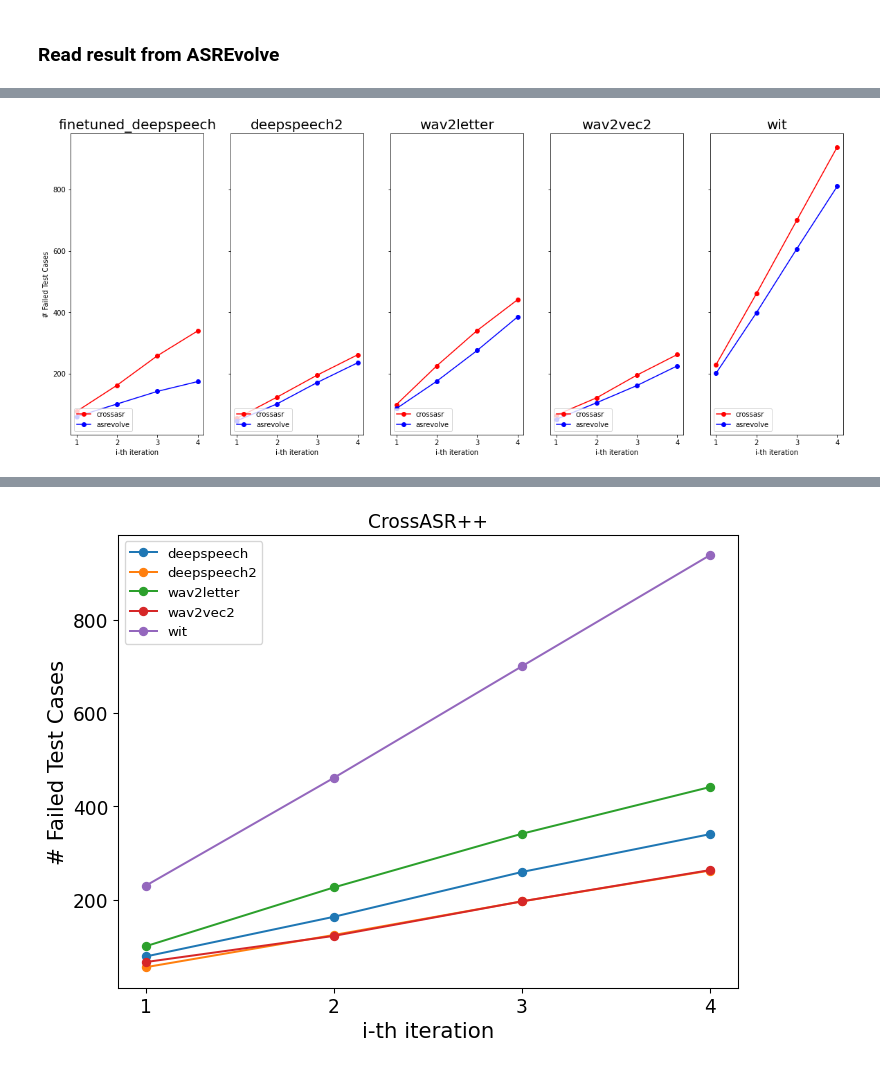
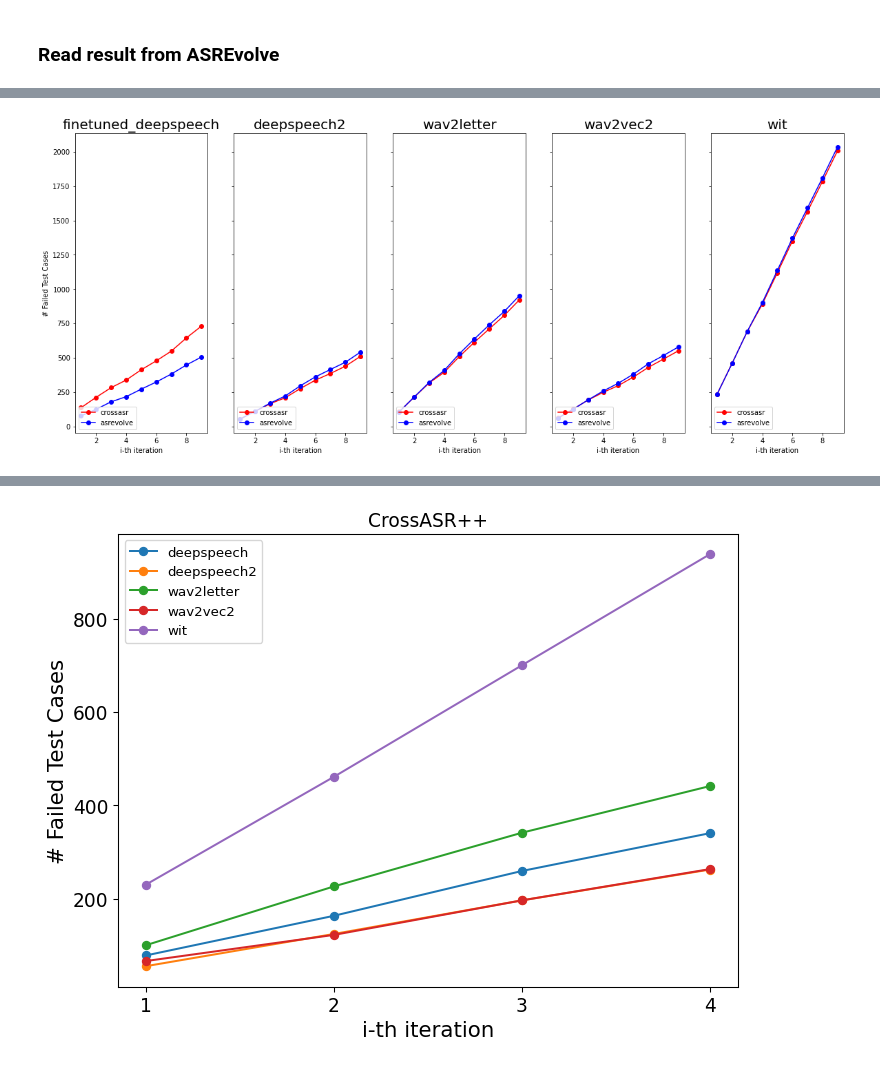
Before and after one commit to soarsmu/ASREvolve, a Jupyter notebook: examples/experiment.ipynb, the cells around one changed output, grey strips where cells are left out. Drawn from its saved outputs; the diff is of its cells as text; code cells hidden in the pictures.

```diff
--- a/examples/experiment.ipynb
+++ b/examples/experiment.ipynb
@@ -16,7 +16,7 @@ Measure the WER overtime
 # iter = [0]
 wer = []
 iter = []
-fpath = "output/europarl-seed2021/result/rv/wav2vec2_deepspeech_deepspeech2_wav2letter_wit/num_iteration_10/text_batch_size_1200/with-estimator-facebook-bart-base-backup.txt"
+fpath = "output/europarl-seed2021/result/rv/wav2vec2_deepspeech_deepspeech2_wav2letter_wit/num_iteration_10/text_batch_size_1200/with-estimator-facebook-bart-base-latest.txt"
 
 f = open(fpath, "r")
 lines = f.readlines()
@@ -64,7 +63,6 @@ No handles with labels found to put in legend.
 # iter = [0]
 loss = []
 iter = []
-fpath = "output/europarl-seed2021/result/rv/wav2vec2_deepspeech_deepspeech2_wav2letter_wit/num_iteration_10/text_batch_size_1200/with-estimator-facebook-bart-base-backup.txt"
 
 f = open(fpath, "r")
 lines = f.readlines()
@@ -162,24 +159,23 @@ def offset_with_first_iteration(data):
     del nftc[0]
     data["number_of_failed_test_cases_per_asr"] = nftc
 
-def reformat_data(data): #match with crossasr format
+def reformat_data(data, asrs): #match with crossasr format
     nftc = data["number_of_failed_test_cases_per_asr"]
     temp = {}
-    asrs = ["deepspeech2", "finetuned_deepspeech", "wav2letter", "wav2vec2", "wit"]
     for asr in asrs :
         ftc = []
-        for i in range(4) :
+        for i in range(len(nftc)) :
             ftc.append(nftc[i][asr])
         temp[asr] = ftc
     data["number_of_failed_test_cases_per_asr"] = temp
 
 
-fpath = "output/europarl-seed2021/result/rv/wav2vec2_deepspeech_deepspeech2_wav2letter_wit/num_iteration_7/text_batch_size_1200/with-estimator-facebook-bart-base.json"
+fpath = "output/europarl-seed2021/result/rv/wav2vec2_deepspeech_deepspeech2_wav2letter_wit/num_iteration_10/text_batch_size_1200/with-estimator-facebook-bart-base-latest-rq2.json"
 
 data = load_data(fpath)
 offset_with_first_iteration(data)
-data["number_of_failed_test_cases_per_asr"] = data["number_of_failed_test_cases_per_asr"][:4]
-reformat_data(data)
-data
+data["number_of_failed_test_cases_per_asr"] = data["number_of_failed_test_cases_per_asr"]
+asrs = ["deepspeech2", "finetuned_deepspeech", "wav2letter", "wav2vec2", "wit"]
+reformat_data(data, asrs)
 
 asrevolve = data
@@ -185,0 +184,12 @@ asrevolve = data
+# %%
+
+fpath = "output/europarl-seed2021/result/rv/wav2vec2_deepspeech_deepspeech2_wav2letter_wit/num_iteration_10/text_batch_size_1200/with-estimator-facebook-bart-base-original-rq2.json"
+
+data = load_data(fpath)
+offset_with_first_iteration(data)
+data["number_of_failed_test_cases_per_asr"] = data["number_of_failed_test_cases_per_asr"]
+asrs = ["deepspeech2", "deepspeech", "wav2letter", "wav2vec2", "wit"]
+reformat_data(data, asrs)
+
+crossasr = data
+crossasr
@@ -186,16 +210,16 @@ asrevolve = data
 # %%
 fig, axs = plt.subplots(nrows=1, ncols=5, figsize=(20, 8), sharey=True)
 
 asrs = ["finetuned_deepspeech", "deepspeech2", "wav2letter", "wav2vec2", "wit"]
-iter = list(range(1,5))
+iter = list(range(1,10))
 for i, asr in enumerate(asrs) :
     asr_name = "deepspeech" if asr == "finetuned_deepspeech" else asr
     axs[i].plot(iter, crossasr["number_of_failed_test_cases_per_asr"][asr_name], marker='o', color="red", label="crossasr")
     axs[i].plot(iter, asrevolve["number_of_failed_test_cases_per_asr"][asr], marker='o', color="blue", label="asrevolve")
     fontdict = {"fontsize": 20}
     axs[i].set_title(asr, fontdict)
     axs[i].set_xlabel('i-th iteration')
     if i == 0 :axs[i].set_ylabel('# Failed Test Cases')
     axs[i].legend(loc='lower left')
 # %% [output]
-[figure, old version]
+[figure, new version]
```
Also changed, not shown: parts of 10 cells of this notebook.
